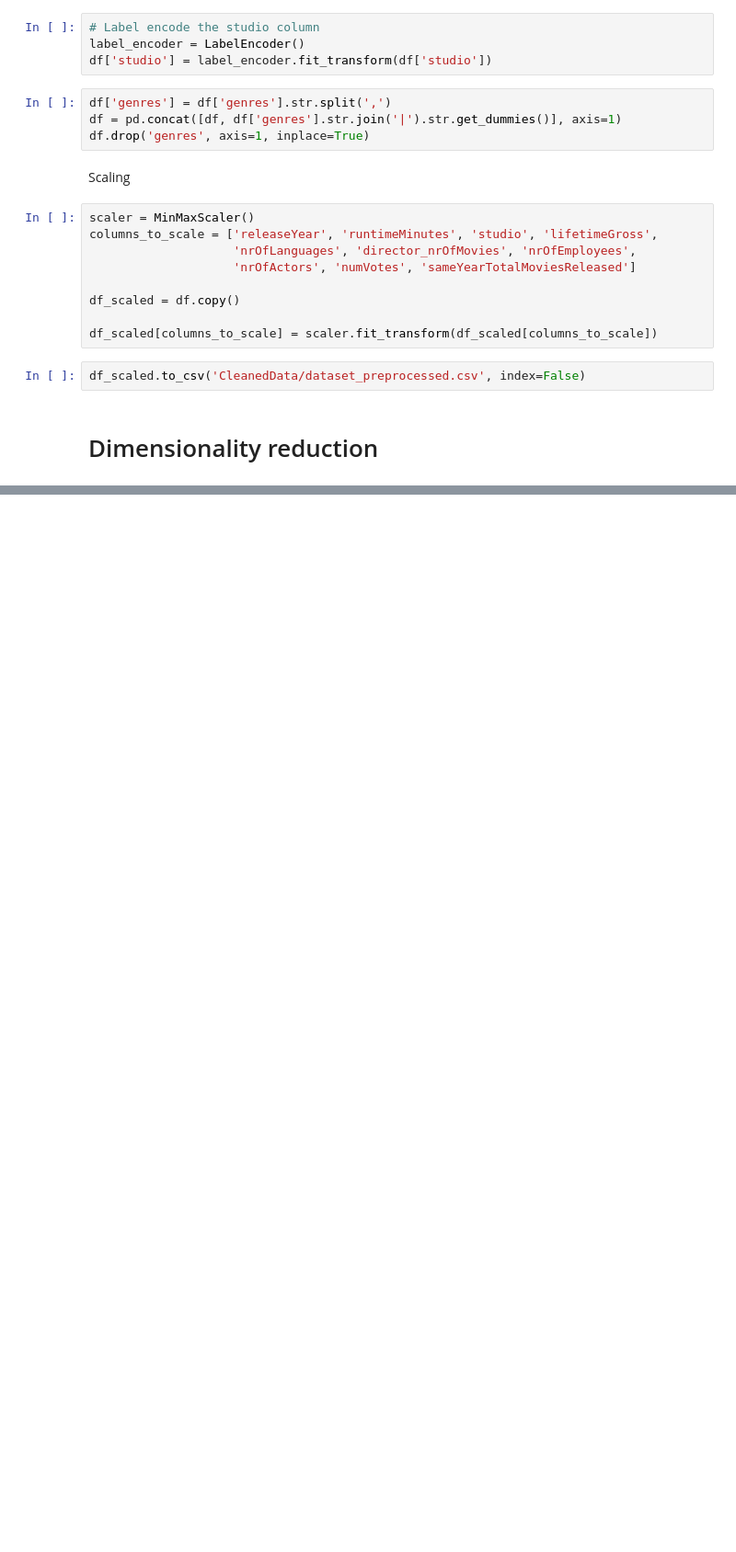
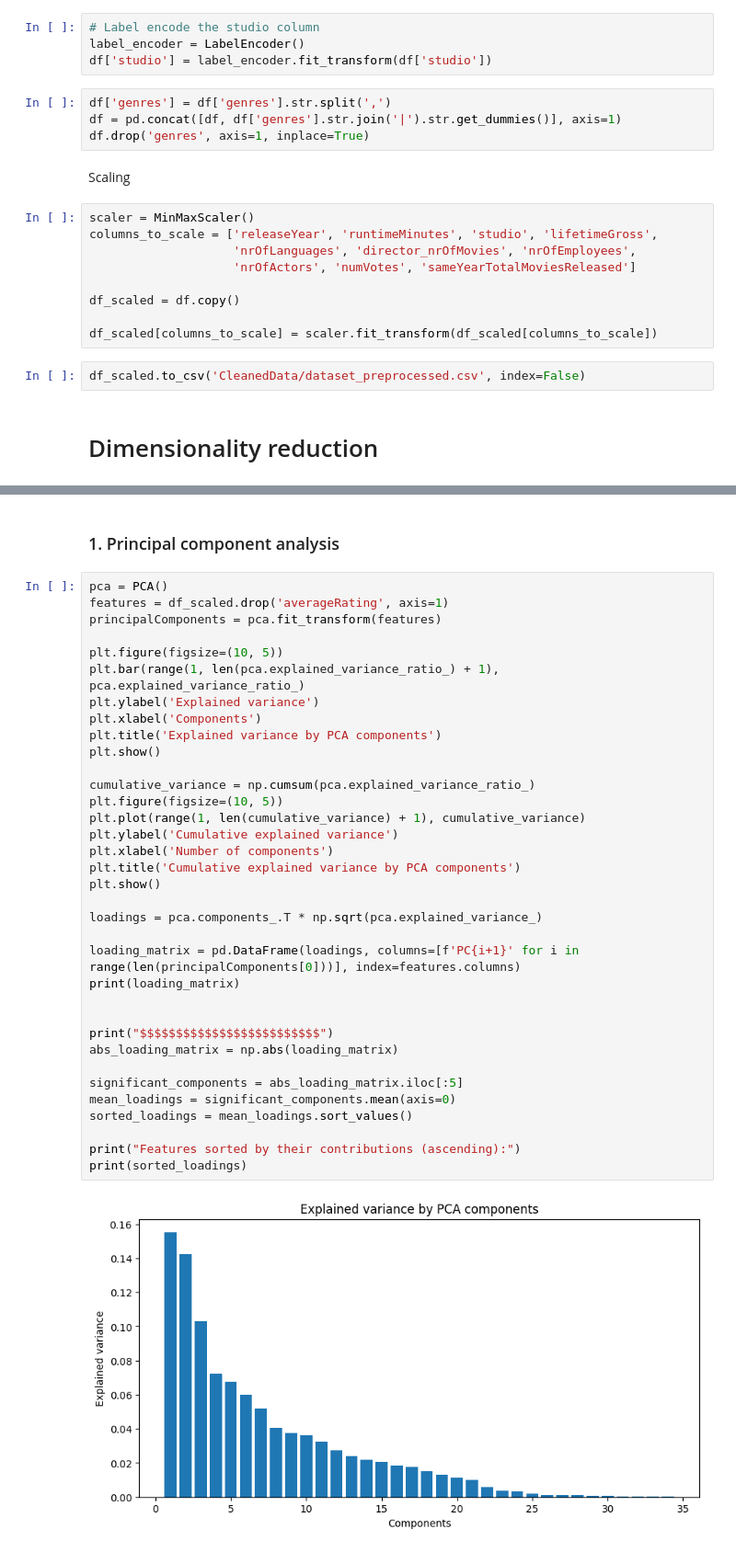
Before and after one commit to SoareCristi/BigData_MovieRatings, a Jupyter notebook: preprocessing_dimensionalityReduction.ipynb, the cells around one changed output, grey strips where cells are left out. Shown at 92% size. Drawn from its saved outputs; the diff is of its cells as text; blank space fills up the shorter version.

```diff
--- a/preprocessing_dimensionalityReduction.ipynb
+++ b/preprocessing_dimensionalityReduction.ipynb
@@ -61,0 +63,39 @@ df_scaled.to_csv('CleanedData/dataset_preprocessed.csv', index=False)
+# %% [markdown]
+### 1. Principal component analysis
+# %%
+pca = PCA()
+features = df_scaled.drop('averageRating', axis=1)
+principalComponents = pca.fit_transform(features)
+
+plt.figure(figsize=(10, 5))
+plt.bar(range(1, len(pca.explained_variance_ratio_) + 1), pca.explained_variance_ratio_)
+plt.ylabel('Explained variance')
+plt.xlabel('Components')
+plt.title('Explained variance by PCA components')
+plt.show()
+
+cumulative_variance = np.cumsum(pca.explained_variance_ratio_)
+plt.figure(figsize=(10, 5))
+plt.plot(range(1, len(cumulative_variance) + 1), cumulative_variance)
+plt.ylabel('Cumulative explained variance')
+plt.xlabel('Number of components')
+plt.title('Cumulative explained variance by PCA components')
+plt.show()
+
+loadings = pca.components_.T * np.sqrt(pca.explained_variance_)
+
+loading_matrix = pd.DataFrame(loadings, columns=[f'PC{i+1}' for i in range(len(principalComponents[0]))], index=features.columns)
+print(loading_matrix)
+
+
+print("$$$$$$$$$$$$$$$$$$$$$$$$$")
+abs_loading_matrix = np.abs(loading_matrix)
+
+significant_components = abs_loading_matrix.iloc[:5]
+mean_loadings = significant_components.mean(axis=0)
+sorted_loadings = mean_loadings.sort_values()
+
+print("Features sorted by their contributions (ascending):")
+print(sorted_loadings)
+# %% [output]
+[figure, added]
```
Also changed, not shown: parts of 13 cells of this notebook.
